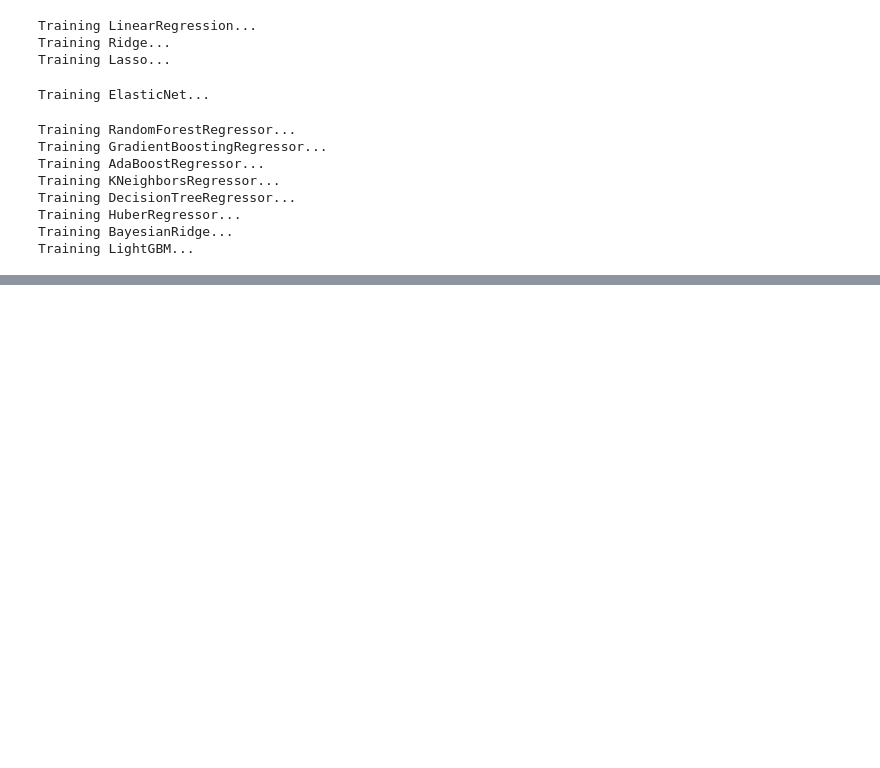
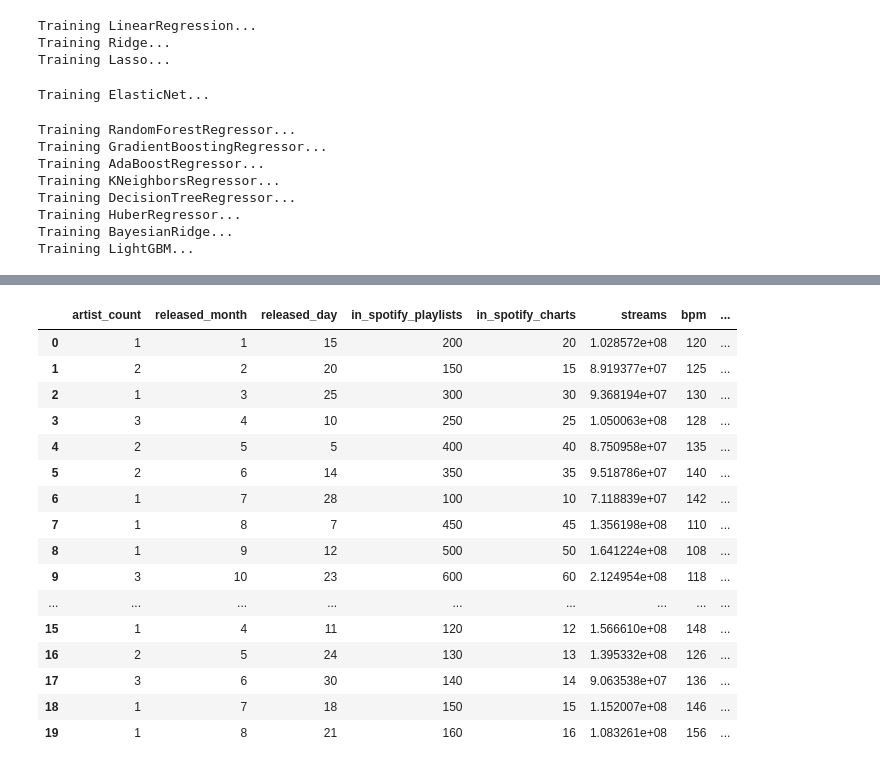
Before and after one commit to joaoangnes/spotify_popularity_prediction, a Jupyter notebook: model/train.ipynb, the cells around one changed output, grey strips where cells are left out. Saved outputs shown, nothing was run; the diff lists cells and outputs as text; code cells hidden in the pictures; blank space fills up the shorter version.

```diff
--- a/model/train.ipynb
+++ b/model/train.ipynb
@@ -350,0 +417,4 @@ R2 na base de teste: 0.7703919373157708
+# %%
+data_predict = pd.read_csv('../datasource/spotify_predict.csv')
+print(data_predict.shape)
+data_predict.head(10)
@@ -350,0 +435,27 @@ R2 na base de teste: 0.7703919373157708
+# %%
+drop_columns = [
+                'track_name', 'artist(s)_name', 'released_year', 'in_apple_playlists',
+                'in_apple_charts', 'in_deezer_playlists', 'in_deezer_charts', 'in_shazam_charts',
+                'cover_url'
+            ]
+data_predict = data_predict.drop(columns=drop_columns, axis=1)
+# %%
+data_predict
+# %% [output]
+|  | artist_count | released_month | released_day | in_spotify_playlists | in_spotify_charts | streams | bpm | ... |
+| 0 | 1 | 1 | 15 | 200 | 20 | 1.028572e+08 | 120 | ... |
+| 1 | 2 | 2 | 20 | 150 | 15 | 8.919377e+07 | 125 | ... |
+| 2 | 1 | 3 | 25 | 300 | 30 | 9.368194e+07 | 130 | ... |
+| 3 | 3 | 4 | 10 | 250 | 25 | 1.050063e+08 | 128 | ... |
+| 4 | 2 | 5 | 5 | 400 | 40 | 8.750958e+07 | 135 | ... |
+| 5 | 2 | 6 | 14 | 350 | 35 | 9.518786e+07 | 140 | ... |
+| 6 | 1 | 7 | 28 | 100 | 10 | 7.118839e+07 | 142 | ... |
+| 7 | 1 | 8 | 7 | 450 | 45 | 1.356198e+08 | 110 | ... |
+| 8 | 1 | 9 | 12 | 500 | 50 | 1.641224e+08 | 108 | ... |
+| 9 | 3 | 10 | 23 | 600 | 60 | 2.124954e+08 | 118 | ... |
+| ... | ... | ... | ... | ... | ... | ... | ... | ... |
+| 15 | 1 | 4 | 11 | 120 | 12 | 1.566610e+08 | 148 | ... |
+| 16 | 2 | 5 | 24 | 130 | 13 | 1.395332e+08 | 126 | ... |
+| 17 | 3 | 6 | 30 | 140 | 14 | 9.063538e+07 | 136 | ... |
+| 18 | 1 | 7 | 18 | 150 | 15 | 1.152007e+08 | 146 | ... |
+| 19 | 1 | 8 | 21 | 160 | 16 | 1.083261e+08 | 156 | ... |
```
Also changed, not shown: parts of 16 cells of this notebook, 7 other files.
